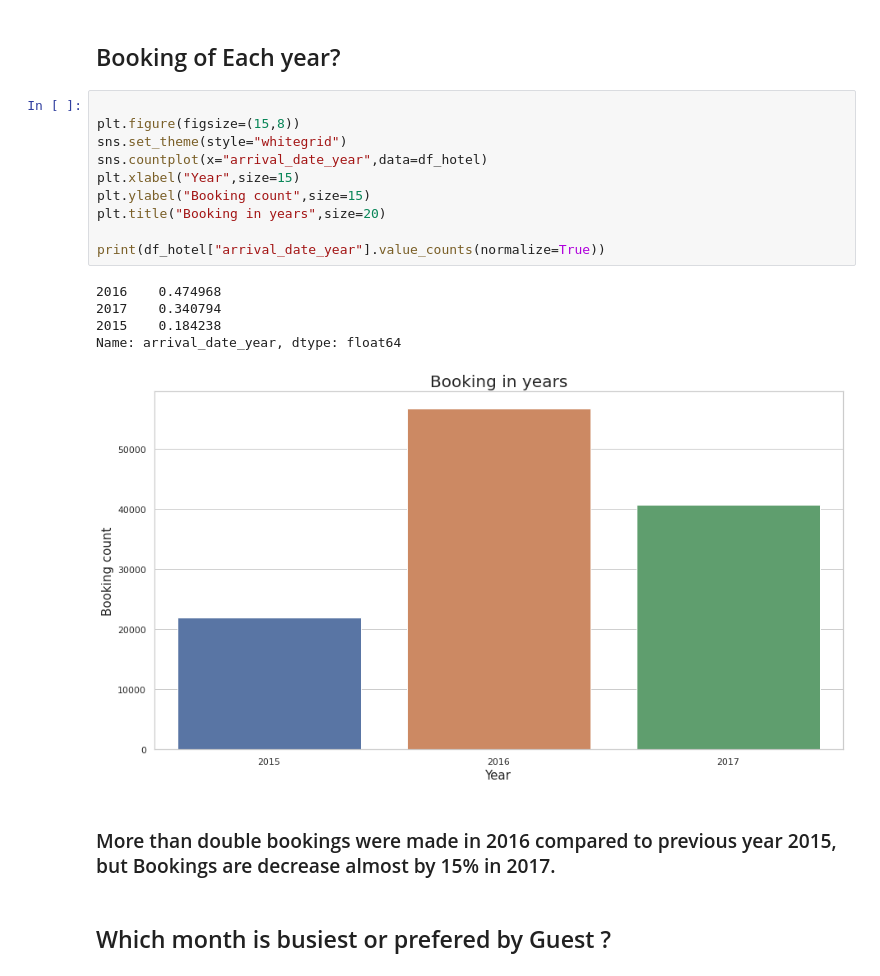
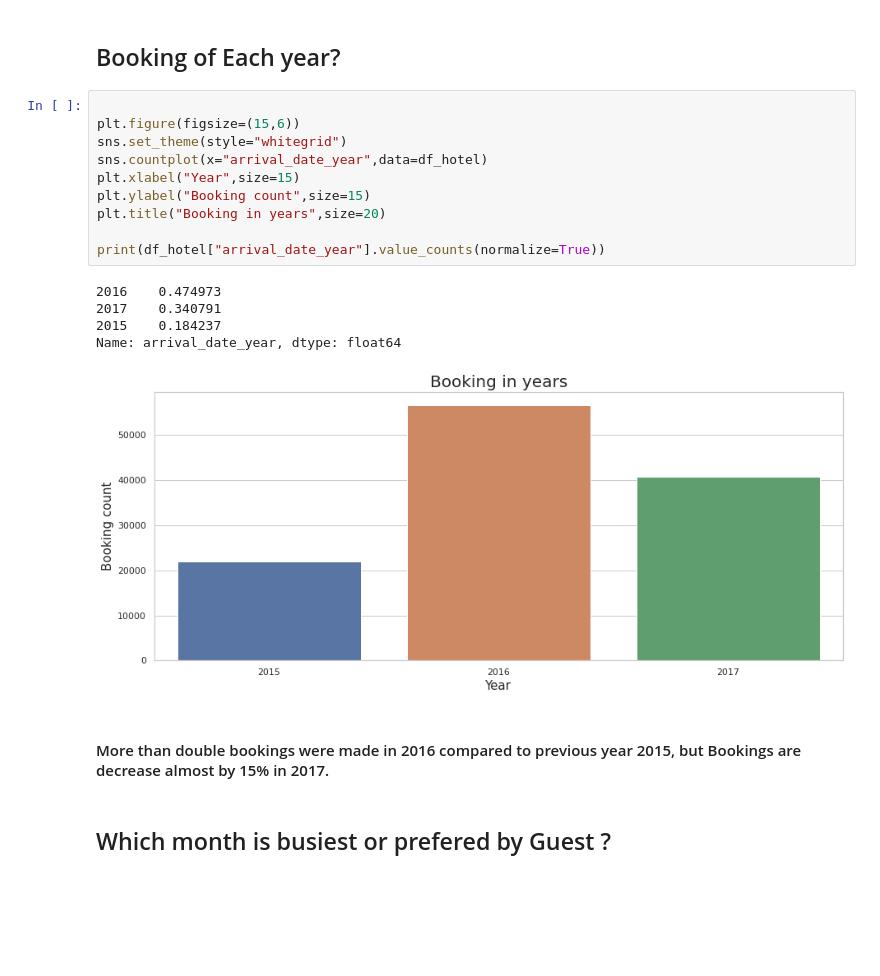
Before and after one commit to milanajudiya/Hotel_Booking_Analysis, a Jupyter notebook: Hotel_Booking_Analysis.ipynb, the cells around one changed output. Cells and saved outputs as stored; diff of their text form; blank space fills up the shorter version.

```diff
--- a/Hotel_Booking_Analysis.ipynb
+++ b/Hotel_Booking_Analysis.ipynb
@@ -298,22 +293,22 @@ Name: hotel, dtype: float64
 ## Booking of Each year?
 # %%
 
-plt.figure(figsize=(15,8))
+plt.figure(figsize=(15,6))
 sns.set_theme(style="whitegrid")
 sns.countplot(x="arrival_date_year",data=df_hotel)
 plt.xlabel("Year",size=15)
 plt.ylabel("Booking count",size=15)
 plt.title("Booking in years",size=20)
 
 print(df_hotel["arrival_date_year"].value_counts(normalize=True))
 # %% [output]
-2016    0.474968
-2017    0.340794
-2015    0.184238
+2016    0.474973
+2017    0.340791
+2015    0.184237
 Name: arrival_date_year, dtype: float64
-[figure, old version]
+[figure, new version]
 # %% [markdown]
-### More than double bookings were made in 2016 compared to previous year 2015, but Bookings are decrease almost by 15% in 2017.
+#### More than double bookings were made in 2016 compared to previous year 2015, but Bookings are decrease almost by 15% in 2017.
 # %% [markdown]
 ## Which month is busiest or prefered by Guest ?
 # %%
```
Also changed, not shown: parts of 51 cells of this notebook.
